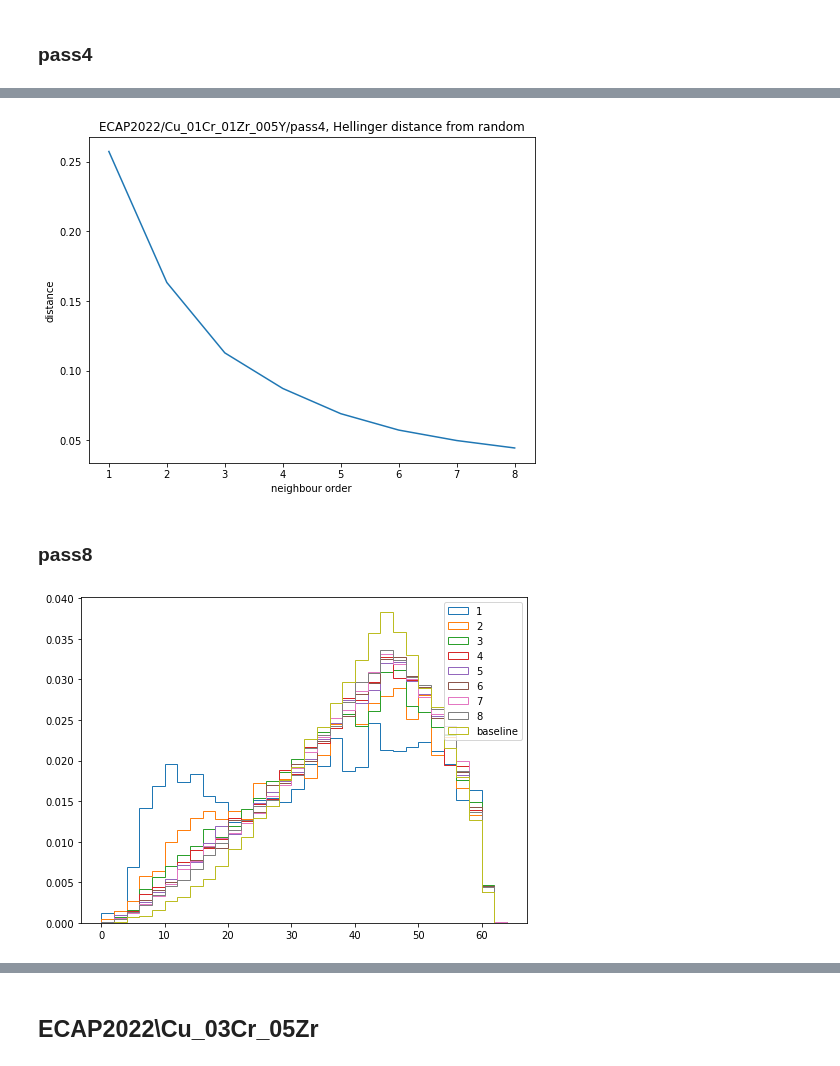
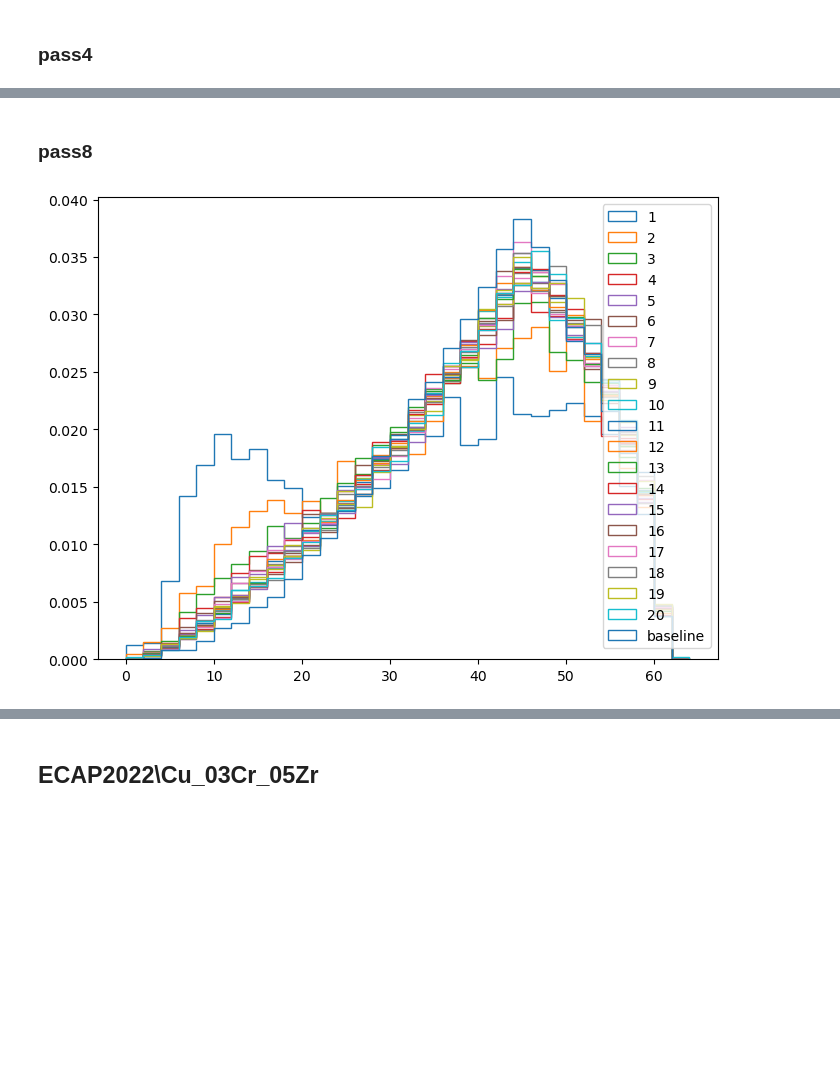
Before and after one commit to PRISBteam/Voronoi_PCC_Analyser, a Jupyter notebook: Experimental2.ipynb, the cells around one changed output, grey strips where cells are left out. Drawn from its saved outputs; the diff is of its cells as text; code cells hidden in the pictures; blank space fills up the shorter version.

Commit message:
add notebooks and data

```diff
--- a/Experimental2.ipynb
+++ b/Experimental2.ipynb
@@ -480,10 +283,12 @@ plt.show()
 # %% [markdown]
 ### pass4
 # %%
-title = 'ECAP2022/Cu_01Cr_01Zr_005Y/pass4'
-dirname = 'Experimental_Data2\Experimental_Data\ECAP2022\Cu_01Cr_01Zr_005Y\\Neper_Cu_01Cr_01Zr_005Y\pass4\disangles'
+alloy = 'Cu_01Cr_01Zr_005Y'
+processing_type = 'ECAP'
+processing_stage = 4
+number_of_cells = 3941
 
-max_order = 8
+dirname = 'Experimental_Data/ECAP2022/Cu_01Cr_01Zr_005Y/Neper_Cu_01Cr_01Zr_005Y/pass4/disangles'
 
 disangles = {}
 for i in range(1, max_order + 1):
@@ -502,7 +307,8 @@ plt.show()
 # %%
-print('Is difference from random significant?')
+Q = Q_random
+
 for i in range(1, max_order + 1):
-    ns, _ = np.histogram(disangles[i], bins=bins)
-    ms, _ = np.histogram(random_distr, bins=bins)
-    _, pvalue = matutils._check_chi2(ns, ms)
-    print(i, len(disangles[i]), pvalue, pvalue < 0.001)
+    P, _ = np.histogram(disangles[i], bins=bins)
+    P = P / P.sum()
+    d = matutils._hellinger(P, Q)
+    data.append((alloy, processing_type, processing_stage, number_of_cells, i, len(disangles[i]), get_p(disangles[i])[0], round(d, 3)))
@@ -519,15 +314,0 @@ Is difference from random significant?
-# %%
-distance = []
-x = []
-
-Q = Q_random
-
-for i in range(1, max_order + 1):
-    P, _ = np.histogram(disangles[i], bins=bins)
-    P = P / P.sum()
-    d = matutils._hellinger(P, Q)
-    x.append(i)
-    distance.append(d)
-    print(i, round(d, 3))
-
-distance4 = distance
@@ -543,31 +315,25 @@ distance4 = distance
-# %%
-plt.plot(x, distance)
-plt.title(title + ', Hellinger distance from random')
-plt.xlabel('neighbour order')
-plt.ylabel('distance')
-plt.xticks(x)
-# plt.legend()
-plt.show()
-# %% [output]
-[figure, removed]
 # %% [markdown]
 ### pass8
 # %%
-title = 'ECAP2022/Cu_01Cr_01Zr_005Y/pass8'
-dirname = 'Experimental_Data2\Experimental_Data\ECAP2022\Cu_01Cr_01Zr_005Y\\Neper_Cu_01Cr_01Zr_005Y\pass8\disangles'
+alloy = 'Cu_01Cr_01Zr_005Y'
+processing_type = 'ECAP'
+processing_stage = 8
+number_of_cells = 971
+
+dirname = 'Experimental_Data/ECAP2022/Cu_01Cr_01Zr_005Y/Neper_Cu_01Cr_01Zr_005Y/pass8/disangles'
 
 disangles = {}
 for i in range(1, max_order + 1):
     filename = os.path.join(dirname, f'disangles{i}.txt')
     disangles[i] = np.loadtxt(filename)
 
 for i in range(1, max_order + 1):
     plt.hist(disangles[i], bins=bins, density=True, histtype='step', label=str(i))
 plt.hist(random_distr, bins=bins, density=True, histtype='step', label='baseline')
 plt.legend()
 plt.show()
 # fname = os.path.join(dirname, f'disangles.png')
 # plt.savefig(fname, dpi=300)
 # %% [output]
-[figure, old version]
+[figure, new version]
 # %%
```
Also changed, not shown: parts of 63 cells of this notebook, 1 other file.
